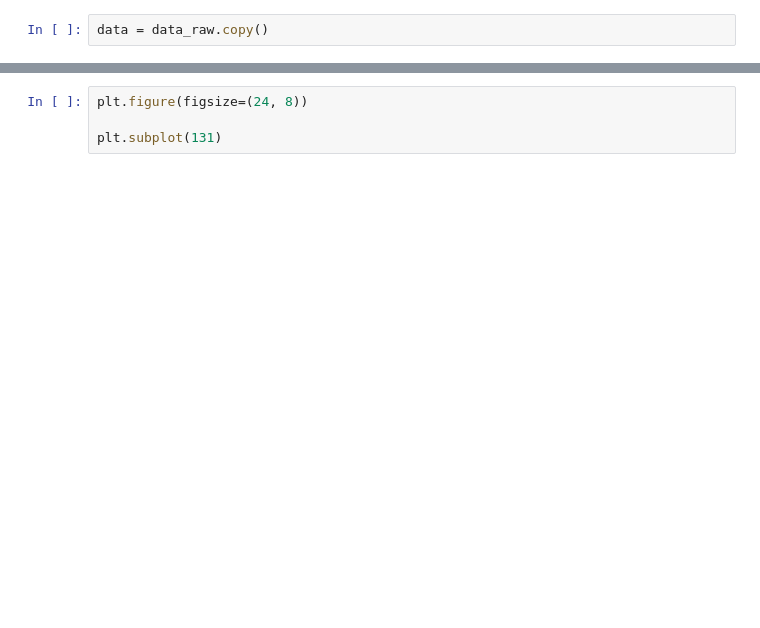
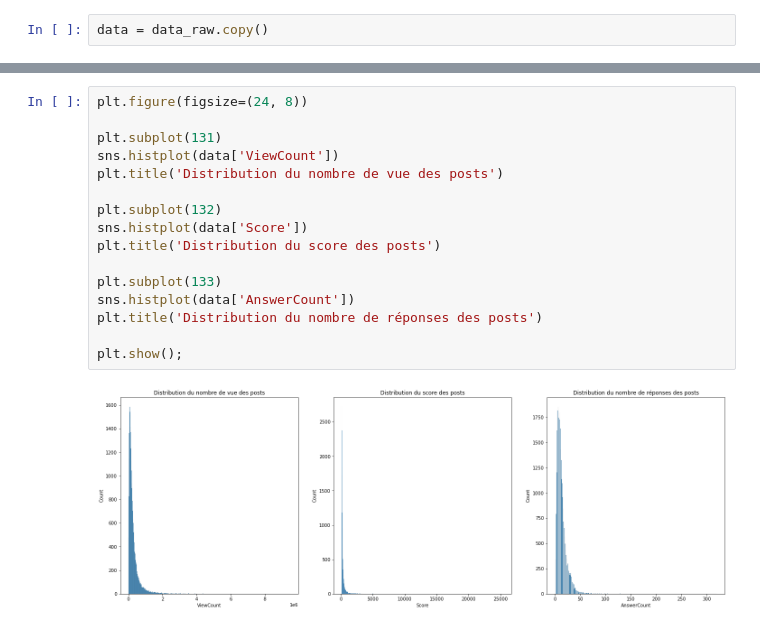
Before and after one commit to abugeia/P5_OCR_categorize_questions, a Jupyter notebook: P5_01_notebookexploration.ipynb, the cells around one changed output, grey strips where cells are left out. Saved outputs shown, nothing was run; the diff lists cells and outputs as text; blank space fills up the shorter version.

```diff
--- a/P5_01_notebookexploration.ipynb
+++ b/P5_01_notebookexploration.ipynb
@@ -270,4 +256,18 @@ plt.show();
 # %%
 plt.figure(figsize=(24, 8))
 
 plt.subplot(131)
+sns.histplot(data['ViewCount'])
+plt.title('Distribution du nombre de vue des posts')
+
+plt.subplot(132)
+sns.histplot(data['Score'])
+plt.title('Distribution du score des posts')
+
+plt.subplot(133)
+sns.histplot(data['AnswerCount'])
+plt.title('Distribution du nombre de réponses des posts')
+
+plt.show();
+# %% [output]
+[figure, added]
```
Also changed, not shown: parts of 29 cells of this notebook, 1 other file.
